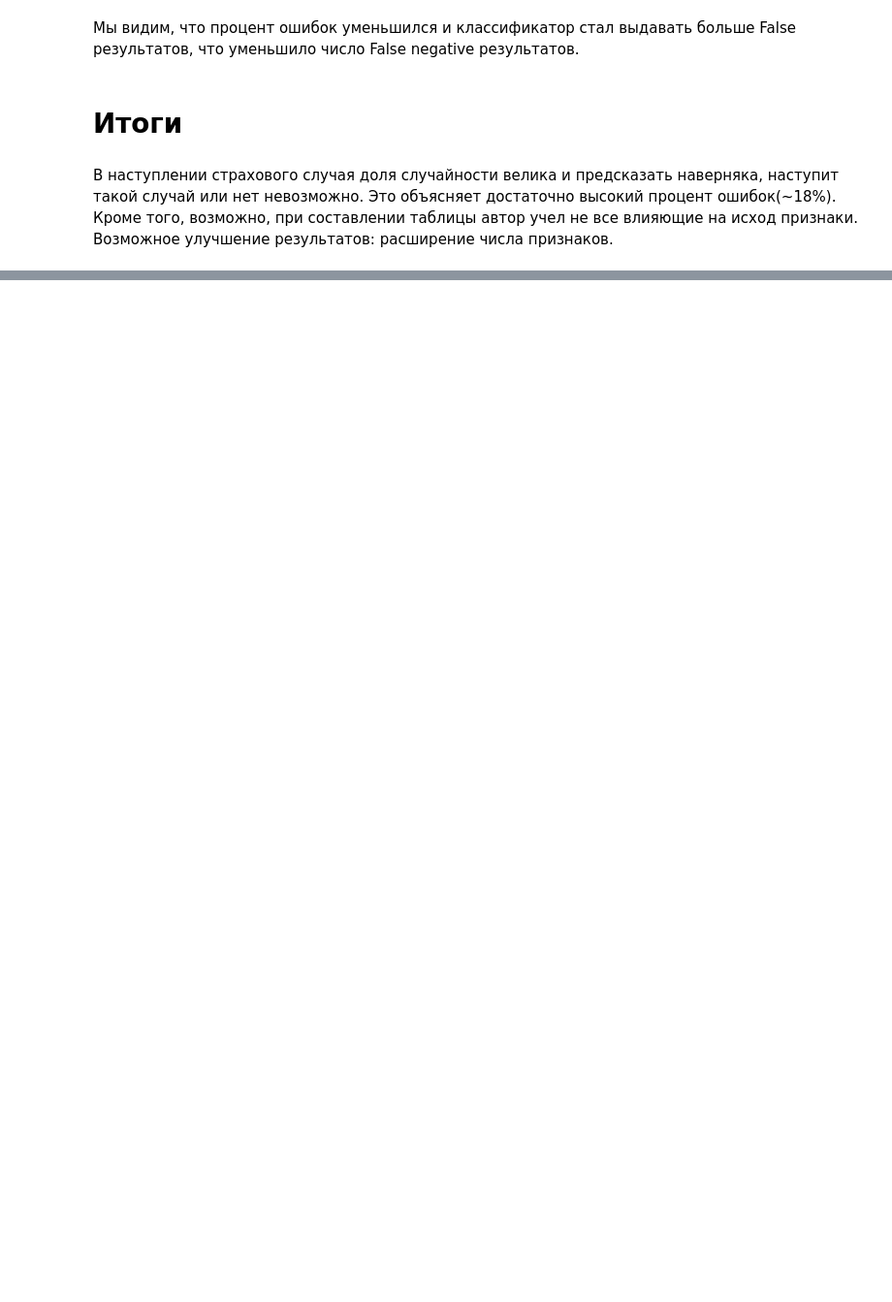
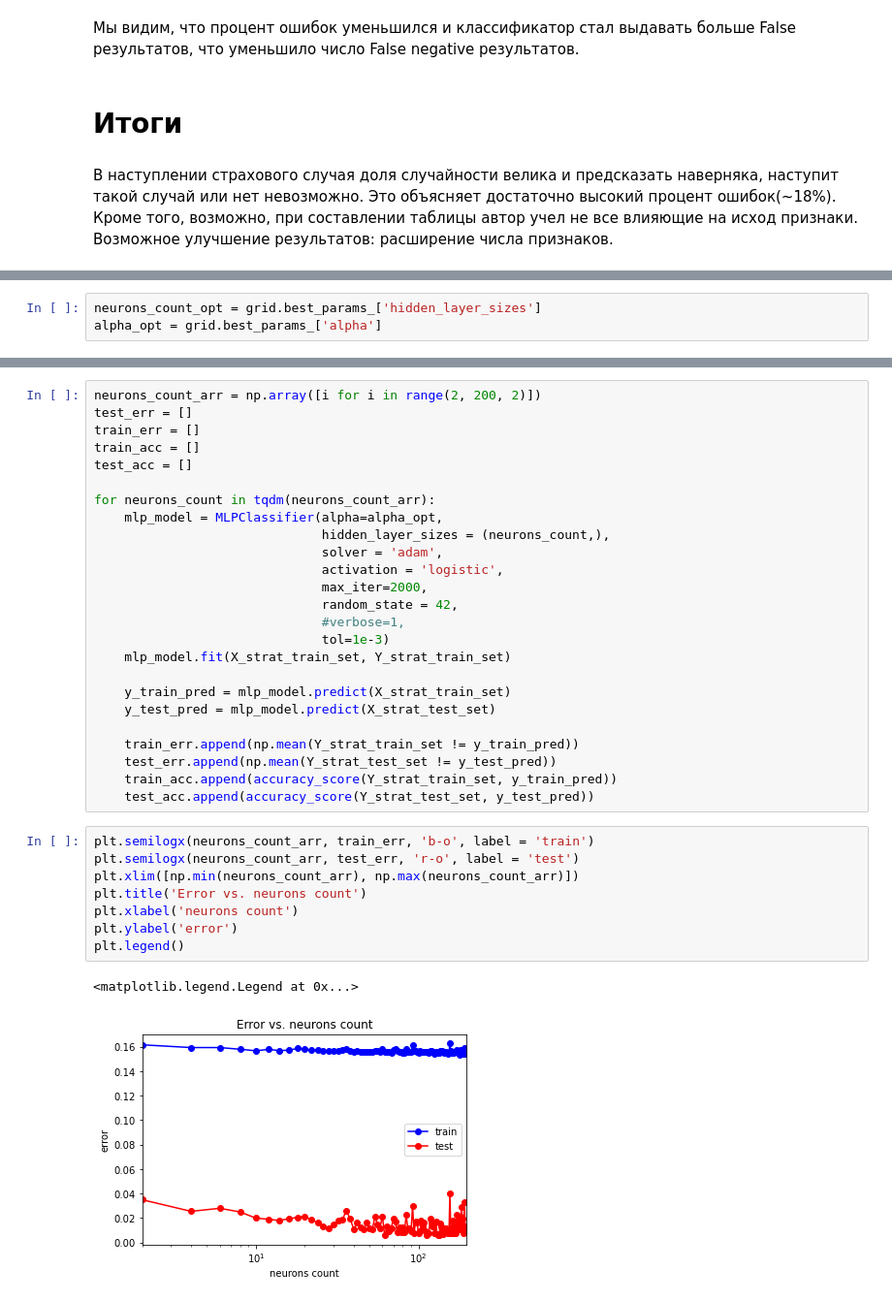
Before and after one commit to Iliamish/UNN_ML, a Jupyter notebook: Task1ML.ipynb, the cells around one changed output, grey strips where cells are left out. Shown at 97% size. Drawn from its saved outputs; the diff is of its cells as text; blank space fills up the shorter version.

```diff
--- a/Task1ML.ipynb
+++ b/Task1ML.ipynb
@@ -347,0 +496,3 @@ np.mean(Y_strat_test_set != Y_test_predict)
+# %%
+neurons_count_opt = grid.best_params_['hidden_layer_sizes']
+alpha_opt = grid.best_params_['alpha']
@@ -347,0 +571,36 @@ np.mean(Y_strat_test_set != Y_test_predict)
+# %%
+neurons_count_arr = np.array([i for i in range(2, 200, 2)])
+test_err = []
+train_err = []
+train_acc = []
+test_acc = []
+
+for neurons_count in tqdm(neurons_count_arr):
+    mlp_model = MLPClassifier(alpha=alpha_opt,
+                              hidden_layer_sizes = (neurons_count,),
+                              solver = 'adam',
+                              activation = 'logistic',
+                              max_iter=2000,
+                              random_state = 42,
+                              #verbose=1,
+                              tol=1e-3)
+    mlp_model.fit(X_strat_train_set, Y_strat_train_set)
+
+    y_train_pred = mlp_model.predict(X_strat_train_set)
+    y_test_pred = mlp_model.predict(X_strat_test_set)
+
+    train_err.append(np.mean(Y_strat_train_set != y_train_pred))
+    test_err.append(np.mean(Y_strat_test_set != y_test_pred))
+    train_acc.append(accuracy_score(Y_strat_train_set, y_train_pred))
+    test_acc.append(accuracy_score(Y_strat_test_set, y_test_pred))
+# %%
+plt.semilogx(neurons_count_arr, train_err, 'b-o', label = 'train')
+plt.semilogx(neurons_count_arr, test_err, 'r-o', label = 'test')
+plt.xlim([np.min(neurons_count_arr), np.max(neurons_count_arr)])
+plt.title('Error vs. neurons count')
+plt.xlabel('neurons count')
+plt.ylabel('error')
+plt.legend()
+# %% [output]
+<matplotlib.legend.Legend at 0x...>
+[figure, added]
```
Also changed, not shown: parts of 32 cells of this notebook.
